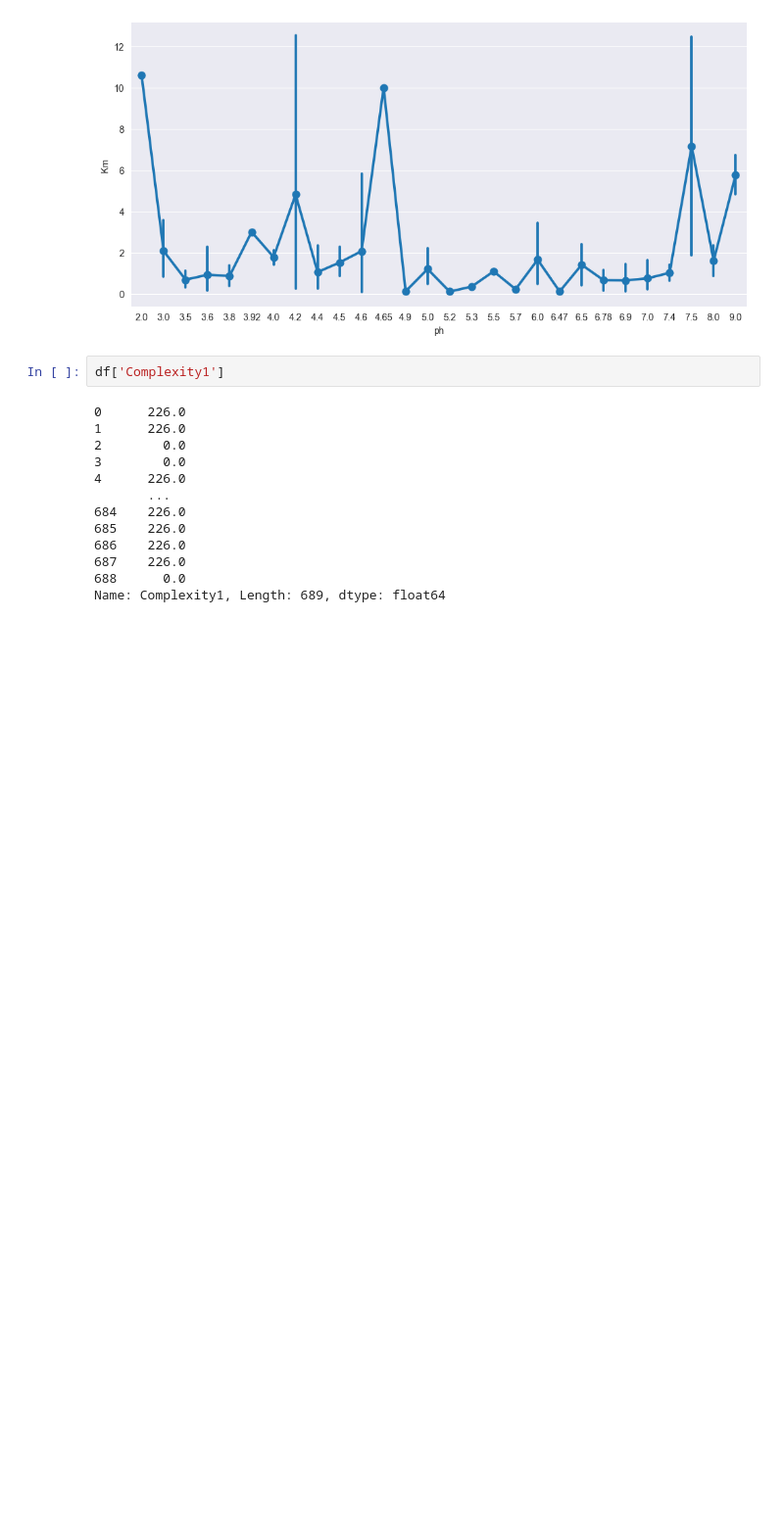
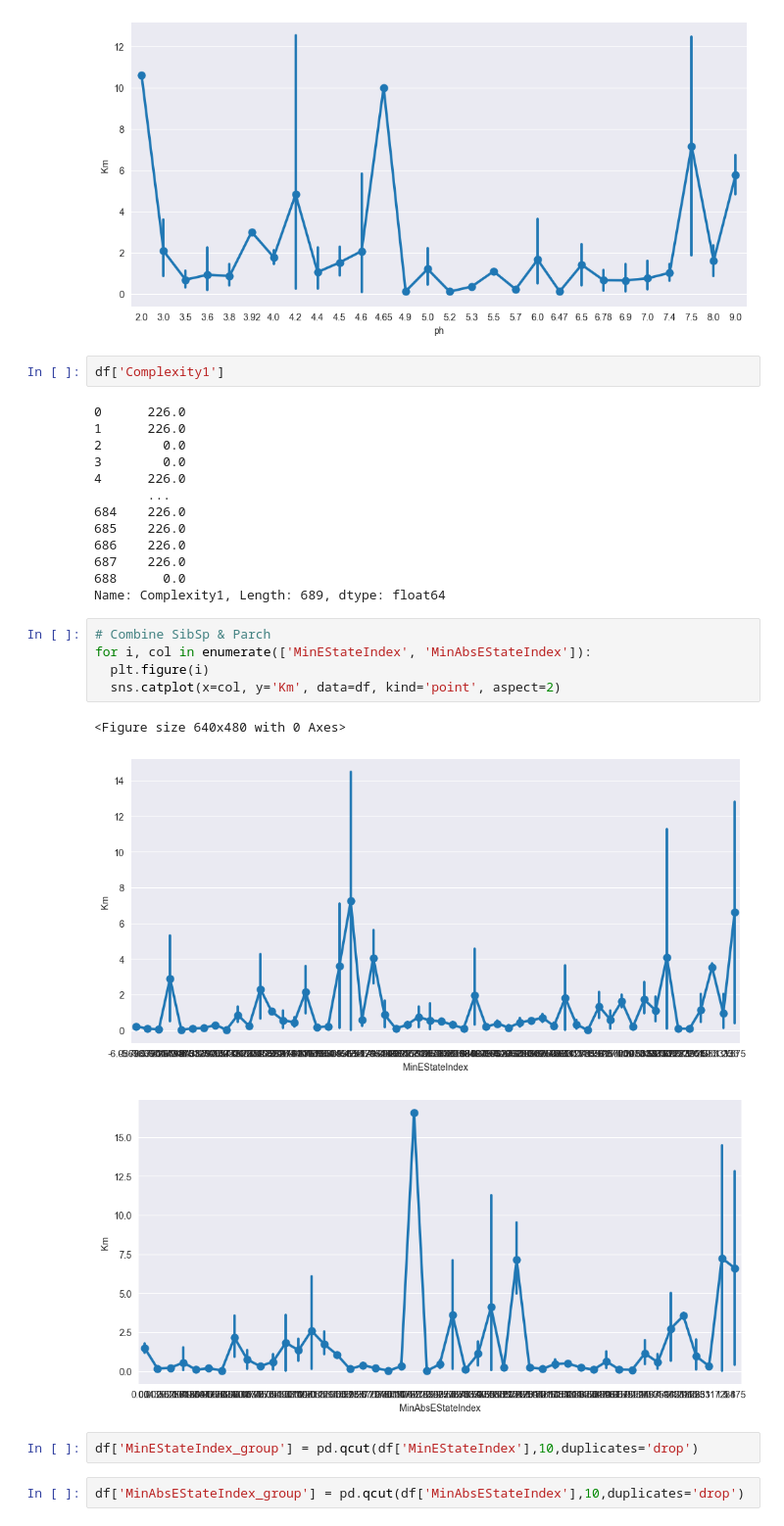
Before and after one commit to illhammm/Nanozymes1, a Jupyter notebook: Data_Preprocessing/edit_nnz.ipynb, the cells around one changed output. Shown at 98% size. Drawn from its saved outputs; the diff is of its cells as text; blank space fills up the shorter version.

```diff
--- a/Data_Preprocessing/edit_nnz.ipynb
+++ b/Data_Preprocessing/edit_nnz.ipynb
@@ -192,3 +192,16 @@ df['Complexity1']
 687    226.0
 688      0.0
 Name: Complexity1, Length: 689, dtype: float64
+# %%
+# Combine SibSp & Parch
+for i, col in enumerate(['MinEStateIndex', 'MinAbsEStateIndex']):
+  plt.figure(i)
+  sns.catplot(x=col, y='Km', data=df, kind='point', aspect=2)
+# %% [output]
+<Figure size 640x480 with 0 Axes>
+[figure, added]
+[figure, added]
+# %%
+df['MinEStateIndex_group'] = pd.qcut(df['MinEStateIndex'],10,duplicates='drop')
+# %%
+df['MinAbsEStateIndex_group'] = pd.qcut(df['MinAbsEStateIndex'],10,duplicates='drop')
```
Also changed, not shown: parts of 1 cell of this notebook.
